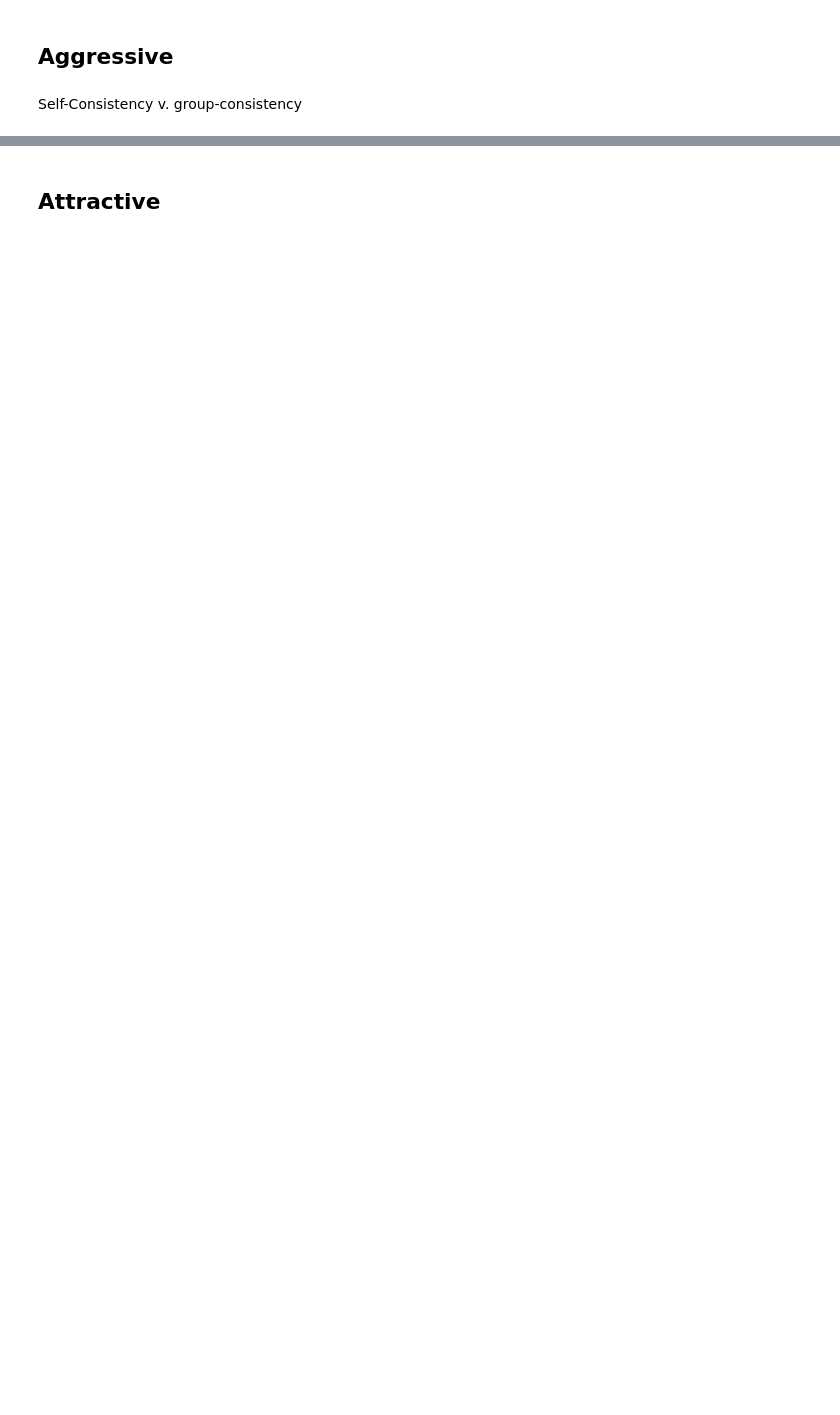
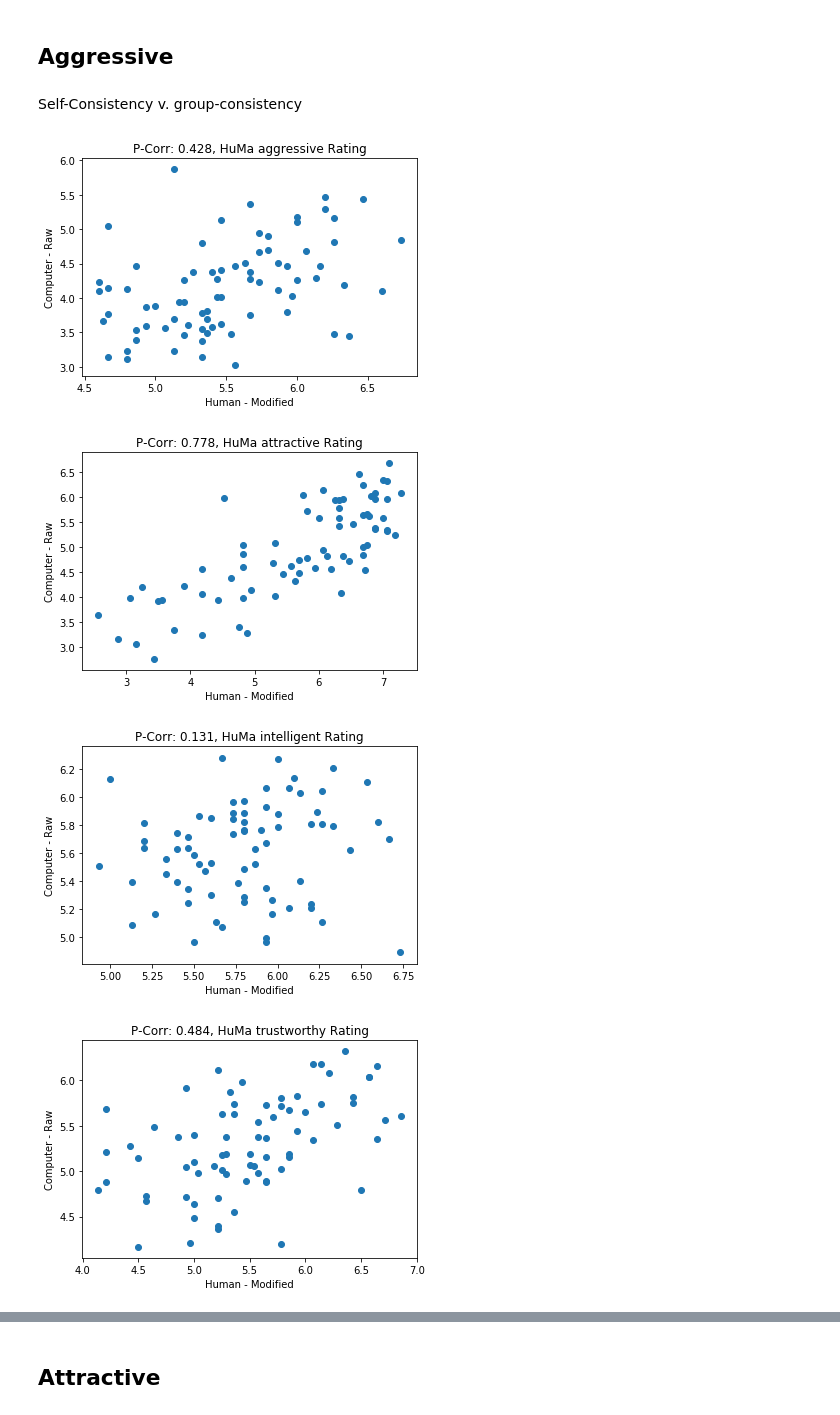
Before and after one commit to amandasongmm/economic_face_perception, a Jupyter notebook: data/amt_gt_data_process/CorrelationAnalysis/Super_consistency.ipynb, the cells around one changed output, grey strips where cells are left out. Saved outputs shown, nothing was run; the diff lists cells and outputs as text; code cells hidden in the pictures; blank space fills up the shorter version.

```diff
--- a/data/amt_gt_data_process/CorrelationAnalysis/Super_consistency.ipynb
+++ b/data/amt_gt_data_process/CorrelationAnalysis/Super_consistency.ipynb
@@ -106,0 +40,10 @@ aggMod = pd.read_csv("../modifae_aggressive/likert_data.csv")
+# %%
+calcmHumrMac("aggressive")
+calcmHumrMac("attractive")
+calcmHumrMac("intelligent")
+calcmHumrMac("trustworthy")
+# %% [output]
+[figure, added]
+[figure, added]
+[figure, added]
+[figure, added]
```
Also changed, not shown: parts of 25 cells of this notebook, 1 other file.
